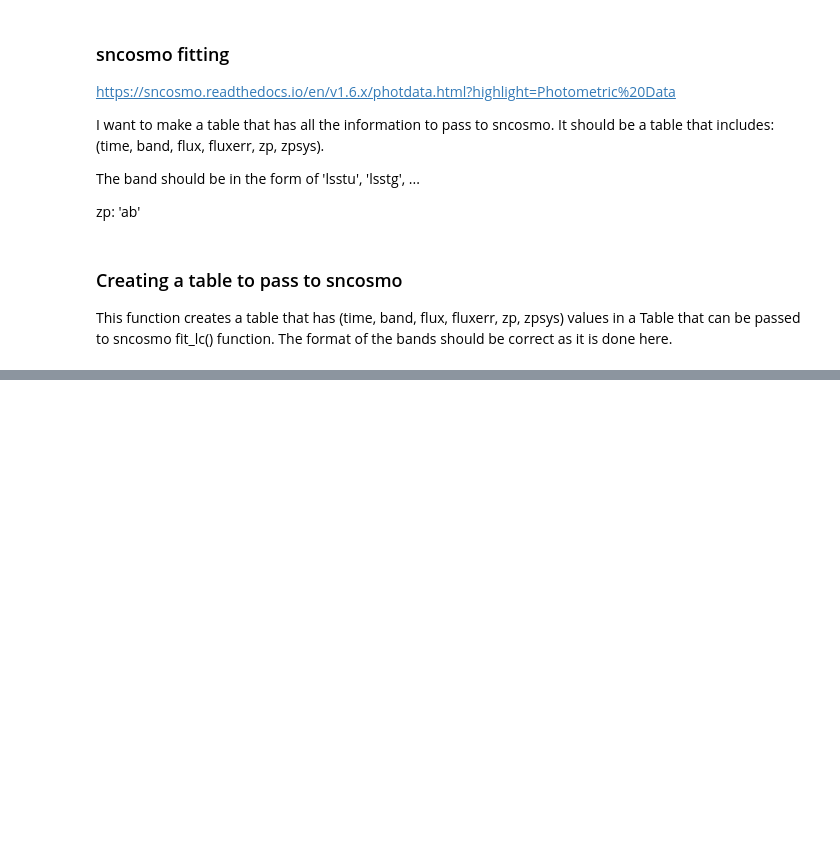
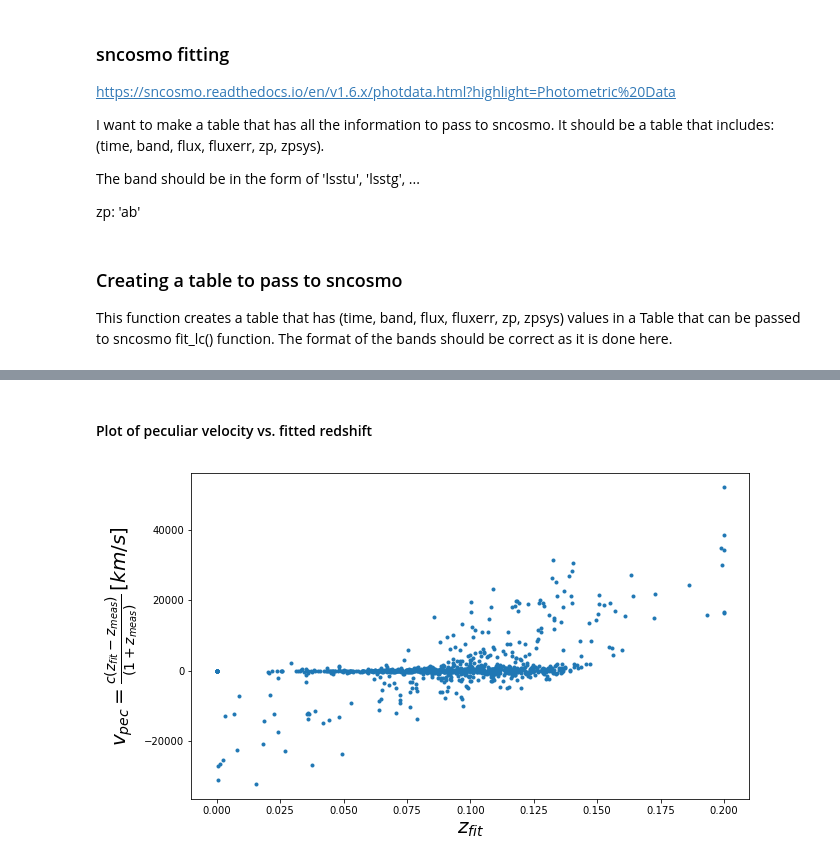
Before and after one commit to Andromedanita/vpec_sn_hack, a Jupyter notebook: Notebooks/Choosing_OpSim_rows.ipynb, the cells around one changed output, grey strips where cells are left out. Saved outputs shown, nothing was run; the diff lists cells and outputs as text; code cells hidden in the pictures; blank space fills up the shorter version.

```diff
--- a/Notebooks/Choosing_OpSim_rows.ipynb
+++ b/Notebooks/Choosing_OpSim_rows.ipynb
@@ -417,0 +636,6 @@ def mB(x0):
+# %%
+def vpec(zmu , zmeas):
+    val  = ((zmu - zmeas)* 3e5) / (1+zmeas)
+    return val
+# %%
+vpec_vals = vpec(zvals_fitsn, ztruevals)
@@ -417,0 +650,10 @@ def mB(x0):
+# %% [markdown]
+#### Plot of peculiar velocity vs. fitted redshift
+# %%
+plt.figure(2, figsize=(10, 6))
+plt.plot(zvals_fitsn , vpec_vals,".")
+plt.xlabel("$z_{fit}$", fontsize=20)
+plt.ylabel(r"$v_{pec} = \frac{c(z_{fit} - z_{meas})}{(1+z_{meas})} \, [km/s]$", fontsize=20)
+plt.savefig("vpec_929SN.png")
+# %% [output]
+[figure, added]
```
Also changed, not shown: parts of 105 cells of this notebook.
